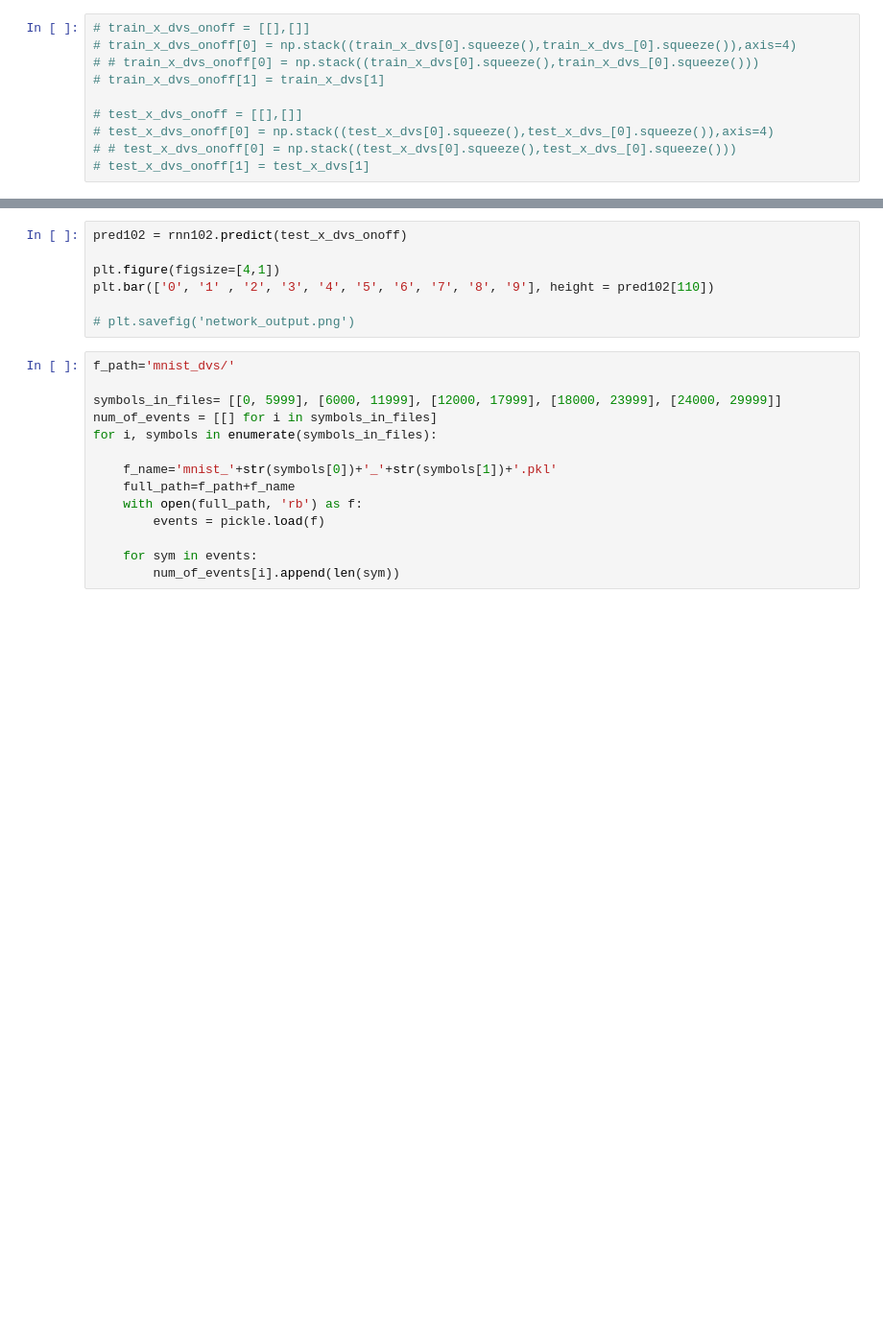
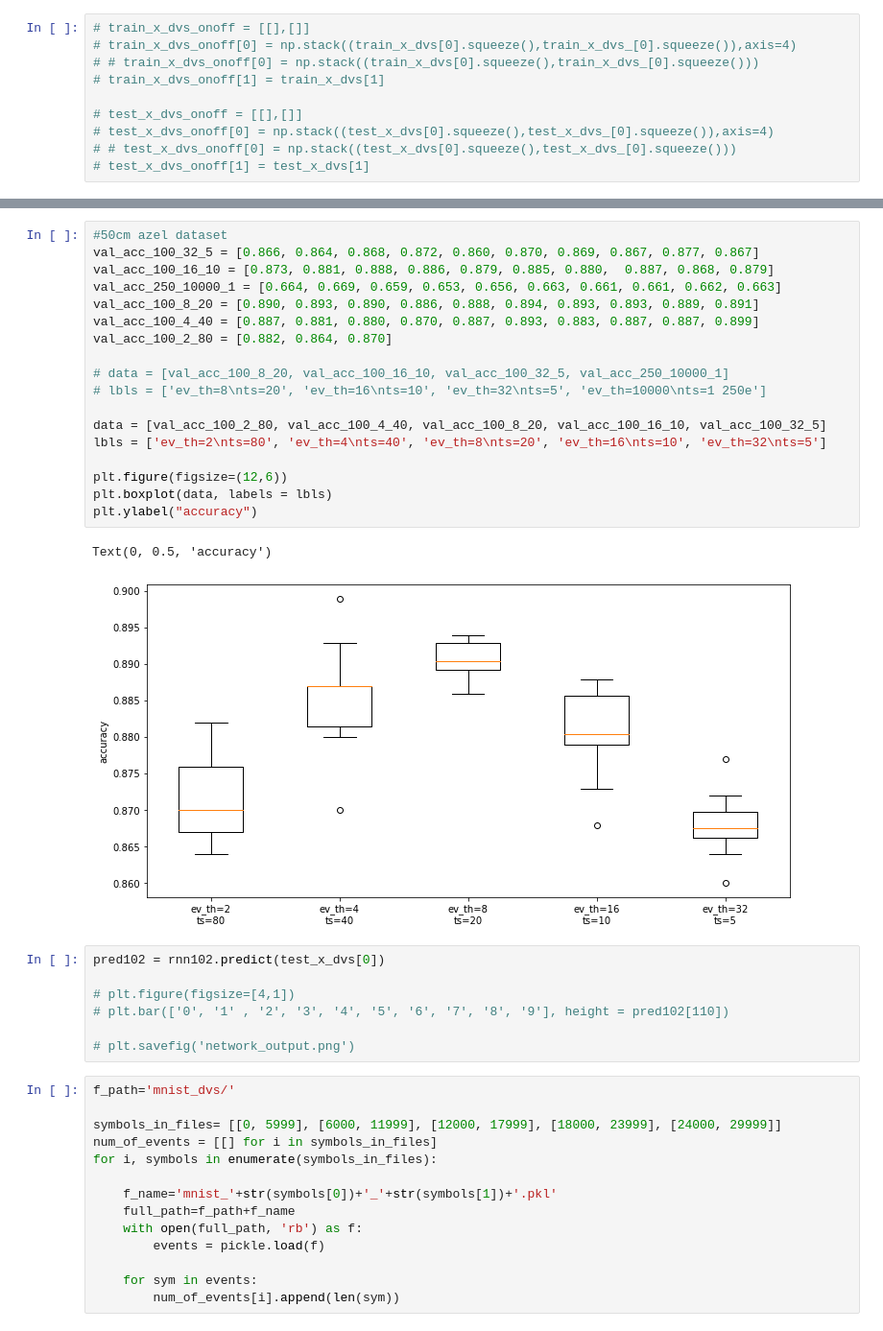
Before and after one commit to sashkarivkind/imagewalker, a Jupyter notebook: syc_mnist_crop_load_save_v1.ipynb, the cells around one changed output, grey strips where cells are left out. Shown: that part at 96% size. Drawn from its saved outputs; the diff is of its cells as text; blank space fills up the shorter version.

```diff
--- a/syc_mnist_crop_load_save_v1.ipynb
+++ b/syc_mnist_crop_load_save_v1.ipynb
@@ -416,8 +553,29 @@ plt.savefig('performance_vs_ev-th.png')
+# %%
+#50cm azel dataset
+val_acc_100_32_5 = [0.866, 0.864, 0.868, 0.872, 0.860, 0.870, 0.869, 0.867, 0.877, 0.867]
+val_acc_100_16_10 = [0.873, 0.881, 0.888, 0.886, 0.879, 0.885, 0.880,  0.887, 0.868, 0.879]
+val_acc_250_10000_1 = [0.664, 0.669, 0.659, 0.653, 0.656, 0.663, 0.661, 0.661, 0.662, 0.663]
+val_acc_100_8_20 = [0.890, 0.893, 0.890, 0.886, 0.888, 0.894, 0.893, 0.893, 0.889, 0.891]
+val_acc_100_4_40 = [0.887, 0.881, 0.880, 0.870, 0.887, 0.893, 0.883, 0.887, 0.887, 0.899]
+val_acc_100_2_80 = [0.882, 0.864, 0.870]
+
+# data = [val_acc_100_8_20, val_acc_100_16_10, val_acc_100_32_5, val_acc_250_10000_1]
+# lbls = ['ev_th=8\nts=20', 'ev_th=16\nts=10', 'ev_th=32\nts=5', 'ev_th=10000\nts=1 250e']
+
+data = [val_acc_100_2_80, val_acc_100_4_40, val_acc_100_8_20, val_acc_100_16_10, val_acc_100_32_5]
+lbls = ['ev_th=2\nts=80', 'ev_th=4\nts=40', 'ev_th=8\nts=20', 'ev_th=16\nts=10', 'ev_th=32\nts=5']
+
+plt.figure(figsize=(12,6))
+plt.boxplot(data, labels = lbls)
+plt.ylabel("accuracy")
+# %% [output]
+Text(0, 0.5, 'accuracy')
+[figure, added]
 # %%
-pred102 = rnn102.predict(test_x_dvs_onoff)
+pred102 = rnn102.predict(test_x_dvs[0])
 
-plt.figure(figsize=[4,1])
-plt.bar(['0', '1' , '2', '3', '4', '5', '6', '7', '8', '9'], height = pred102[110])
+# plt.figure(figsize=[4,1])
+# plt.bar(['0', '1' , '2', '3', '4', '5', '6', '7', '8', '9'], height = pred102[110])
 
 # plt.savefig('network_output.png')
 # %%
```
Also changed, not shown: parts of 25 cells of this notebook, 2 other files.
